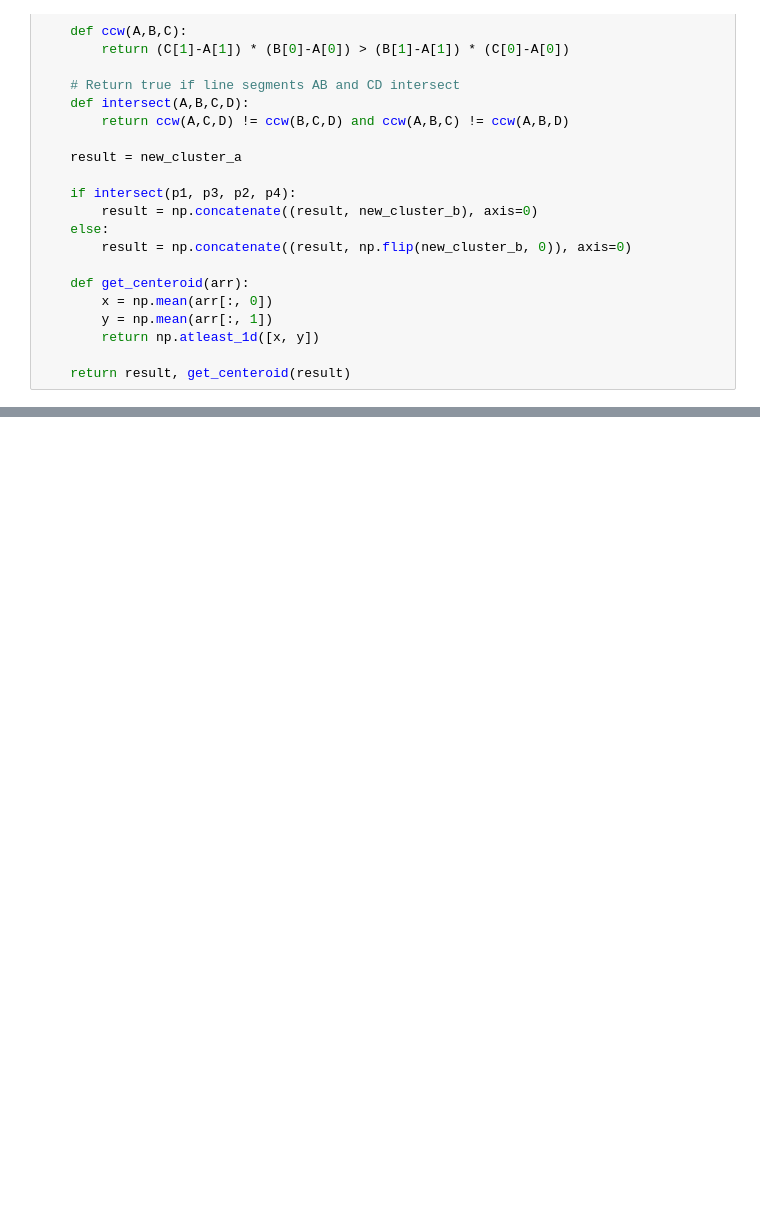
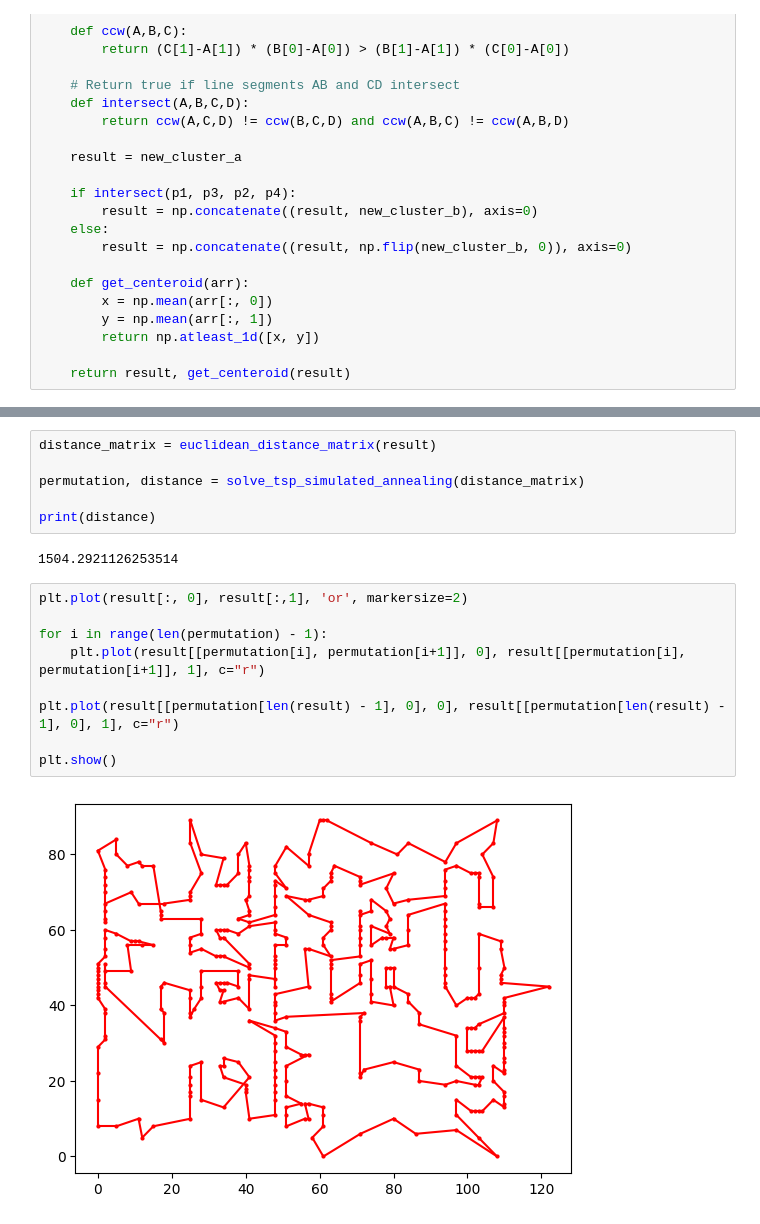
Before and after one commit to multifacs/tsp-clustering, a Jupyter notebook: main.ipynb, the cells around one changed output, grey strips where cells are left out. Cells and saved outputs as stored; diff of their text form; blank space fills up the shorter version.

```diff
--- a/main.ipynb
+++ b/main.ipynb
@@ -314,0 +319,19 @@ print(cost)
+# %%
+distance_matrix = euclidean_distance_matrix(result)
+
+permutation, distance = solve_tsp_simulated_annealing(distance_matrix)
+
+print(distance)
+# %% [output]
+1504.2921126253514
+# %%
+plt.plot(result[:, 0], result[:,1], 'or', markersize=2)
+
+for i in range(len(permutation) - 1):
+    plt.plot(result[[permutation[i], permutation[i+1]], 0], result[[permutation[i], permutation[i+1]], 1], c="r")
+
+plt.plot(result[[permutation[len(result) - 1], 0], 0], result[[permutation[len(result) - 1], 0], 1], c="r")
+
+plt.show()
+# %% [output]
+[figure, added]
```
Also changed, not shown: parts of 17 cells of this notebook.
